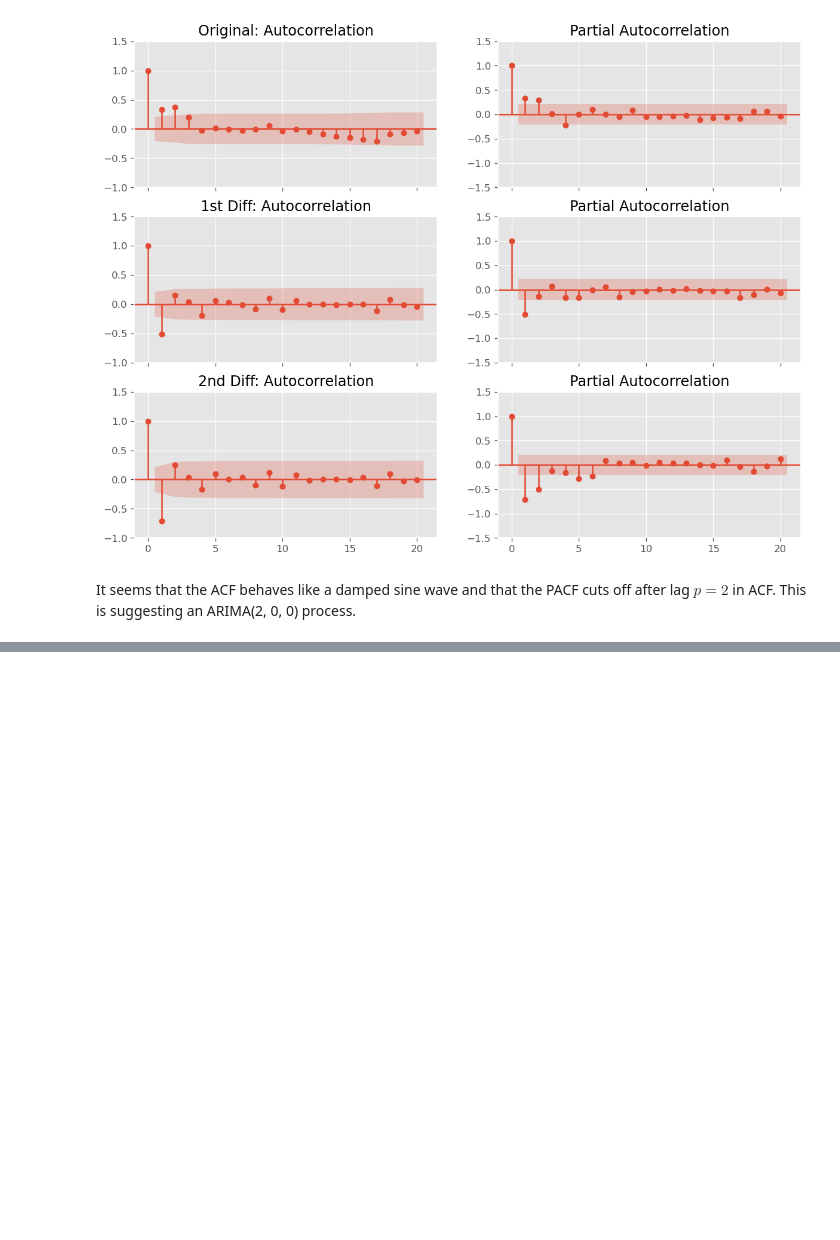
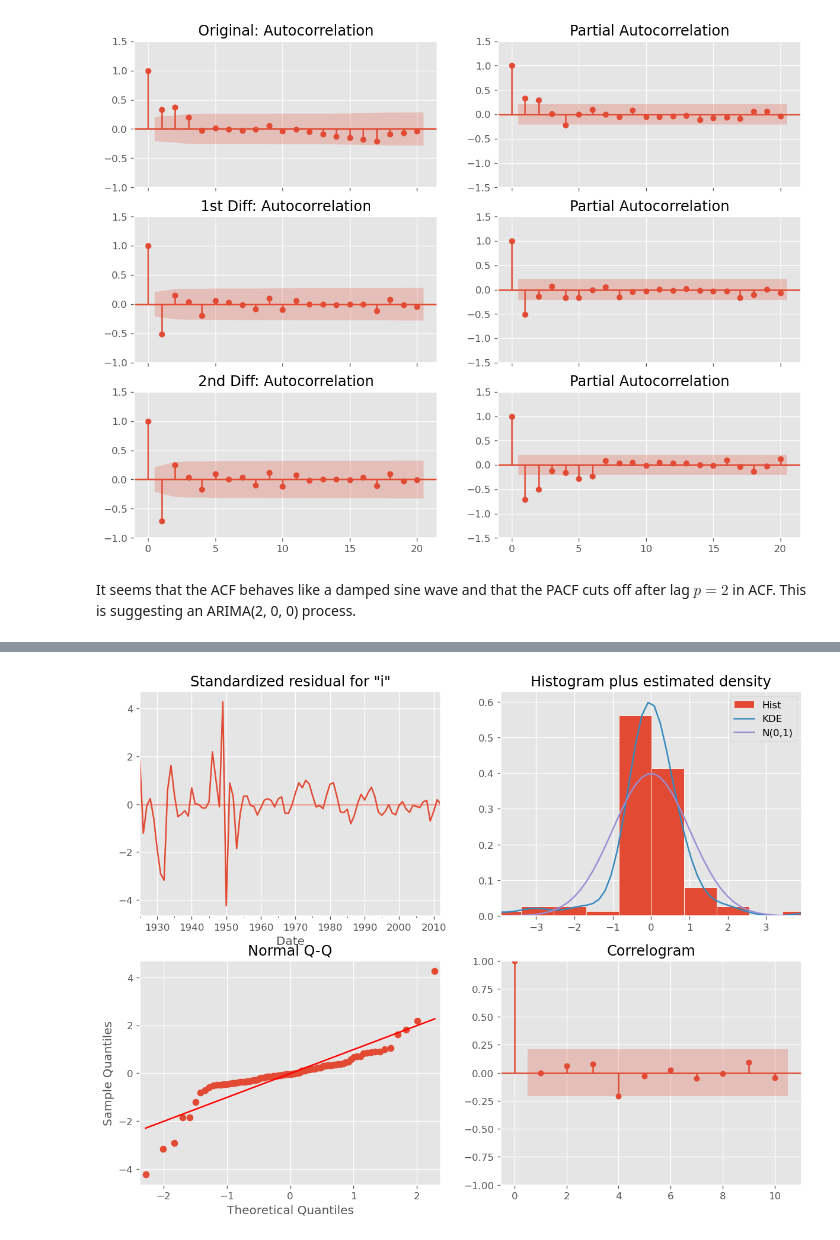
Before and after one commit to qfe-bonn/Quant-Team, a Jupyter notebook: 2025-Summer/ARIMA_Inflation_Forecast/ARIMA_Inflation_Forecast.ipynb, the cells around one changed output, grey strips where cells are left out. Cells and saved outputs as stored; diff of their text form; code cells hidden in the pictures; blank space fills up the shorter version.

```diff
--- a/2025-Summer/ARIMA_Inflation_Forecast/ARIMA_Inflation_Forecast.ipynb
+++ b/2025-Summer/ARIMA_Inflation_Forecast/ARIMA_Inflation_Forecast.ipynb
@@ -346,0 +319,5 @@ Warnings:
+# %%
+model_arima_2_fit.plot_diagnostics()
+plt.show()
+# %% [output]
+[figure, added]
```
Also changed, not shown: parts of 9 cells of this notebook, 1 other file.
